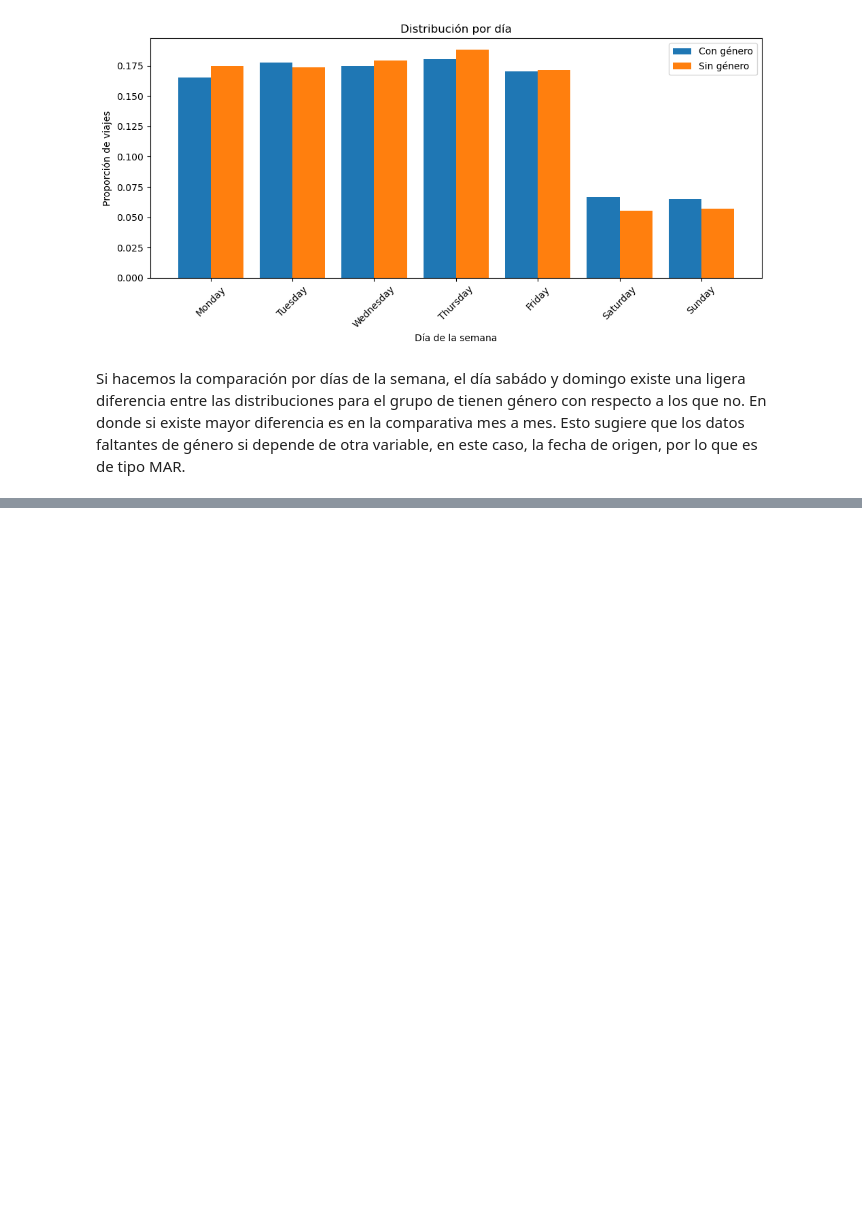
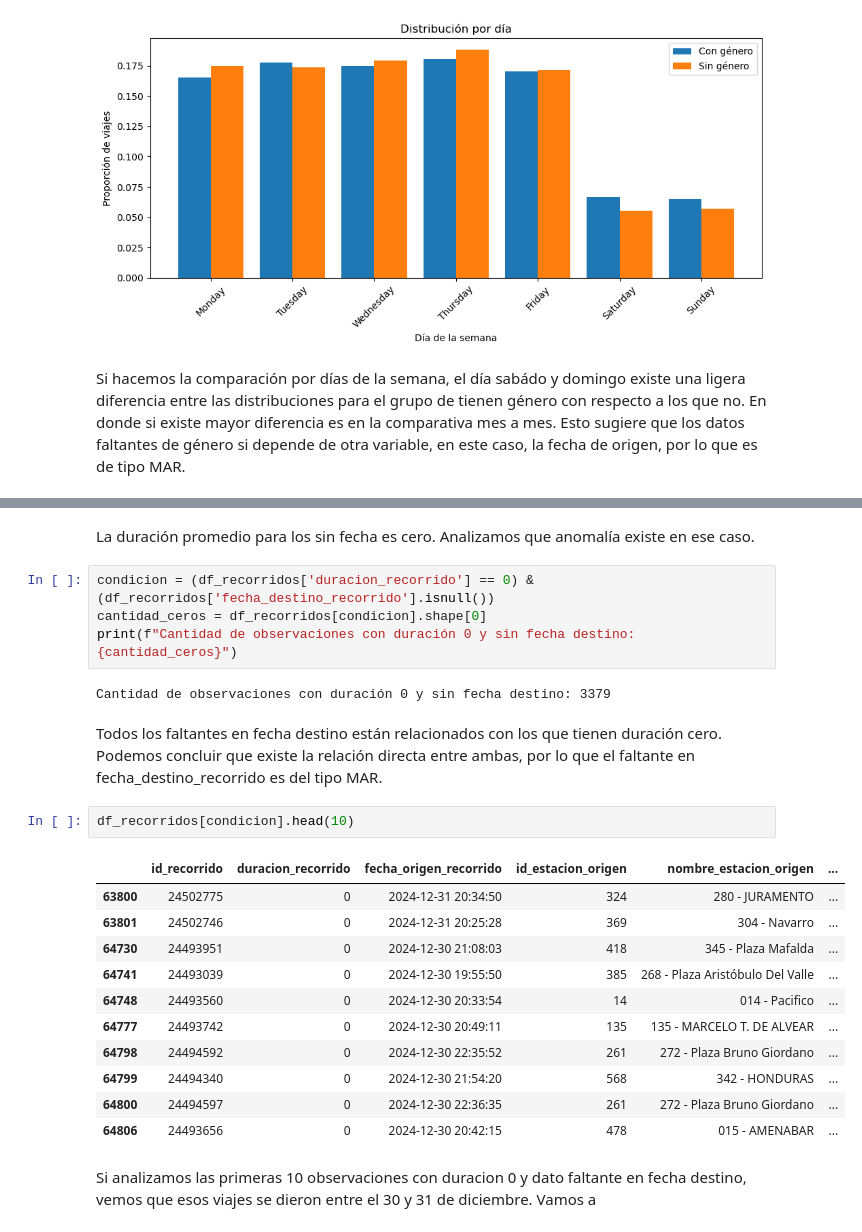
Before and after one commit to antonellagambarte/analisisDeDatos, a Jupyter notebook: tp1/tp1.ipynb, the cells around one changed output, grey strips where cells are left out. Drawn from its saved outputs; the diff is of its cells as text; blank space fills up the shorter version.

Commit message:
análisis faltantes en fecha destino

```diff
--- a/tp1/tp1.ipynb
+++ b/tp1/tp1.ipynb
@@ -298,0 +312,26 @@ Si hacemos la comparación por días de la semana, el día sabádo y domingo exi
+# %% [markdown]
+La duración promedio para los sin fecha es cero. Analizamos que anomalía existe en ese caso.
+# %%
+condicion = (df_recorridos['duracion_recorrido'] == 0) & (df_recorridos['fecha_destino_recorrido'].isnull())
+cantidad_ceros = df_recorridos[condicion].shape[0]
+print(f"Cantidad de observaciones con duración 0 y sin fecha destino: {cantidad_ceros}")
+# %% [output]
+Cantidad de observaciones con duración 0 y sin fecha destino: 3379
+# %% [markdown]
+Todos los faltantes en fecha destino están relacionados con los que tienen duración cero. Podemos concluir que existe la relación directa entre ambas, por lo que el faltante en fecha_destino_recorrido es del tipo MAR.
+# %%
+df_recorridos[condicion].head(10)
+# %% [output]
+|  | id_recorrido | duracion_recorrido | fecha_origen_recorrido | id_estacion_origen | nombre_estacion_origen | ... |
+| 63800 | 24502775 | 0 | 2024-12-31 20:34:50 | 324 | 280 - JURAMENTO | ... |
+| 63801 | 24502746 | 0 | 2024-12-31 20:25:28 | 369 | 304 - Navarro | ... |
+| 64730 | 24493951 | 0 | 2024-12-30 21:08:03 | 418 | 345 - Plaza Mafalda | ... |
+| 64741 | 24493039 | 0 | 2024-12-30 19:55:50 | 385 | 268 - Plaza Aristóbulo Del Valle | ... |
+| 64748 | 24493560 | 0 | 2024-12-30 20:33:54 | 14 | 014 - Pacifico | ... |
+| 64777 | 24493742 | 0 | 2024-12-30 20:49:11 | 135 | 135 - MARCELO T. DE ALVEAR | ... |
+| 64798 | 24494592 | 0 | 2024-12-30 22:35:52 | 261 | 272 - Plaza Bruno Giordano | ... |
+| 64799 | 24494340 | 0 | 2024-12-30 21:54:20 | 568 | 342 - HONDURAS | ... |
+| 64800 | 24494597 | 0 | 2024-12-30 22:36:35 | 261 | 272 - Plaza Bruno Giordano | ... |
+| 64806 | 24493656 | 0 | 2024-12-30 20:42:15 | 478 | 015 - AMENABAR | ... |
+# %% [markdown]
+Si analizamos las primeras 10 observaciones con duracion 0 y dato faltante en fecha destino, vemos que esos viajes se dieron entre el 30 y 31 de diciembre. Vamos a
```
Also changed, not shown: parts of 4 cells of this notebook.
